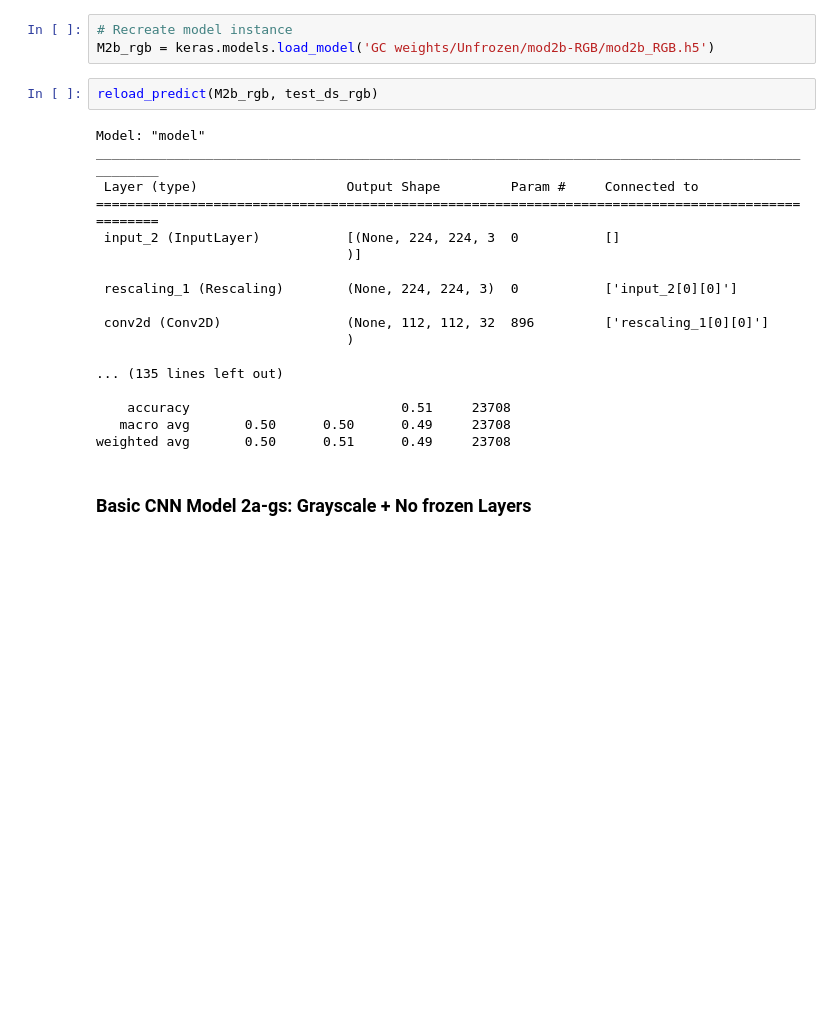
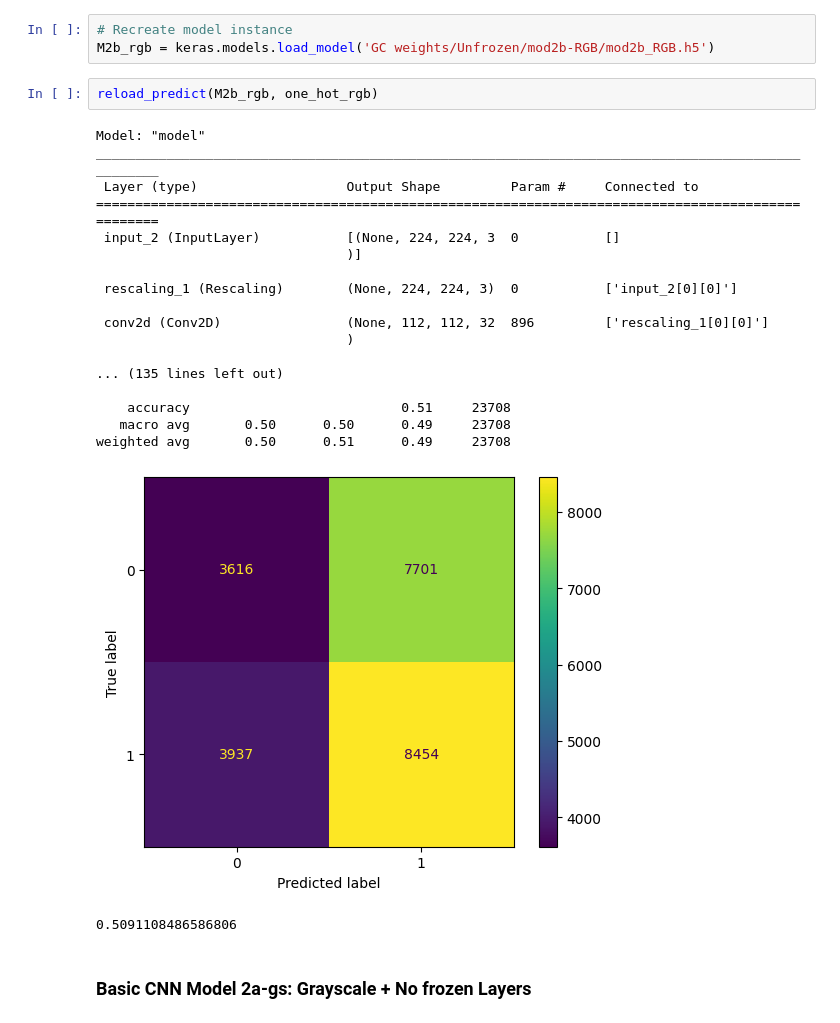
Before and after one commit to PatrickKudo/gender_image_classification, a Jupyter notebook: Test Set Evaluation - Gender Classification models.ipynb, the cells around one changed output. Drawn from its saved outputs; the diff is of its cells as text; blank space fills up the shorter version.

```diff
--- a/Test Set Evaluation - Gender Classification models.ipynb
+++ b/Test Set Evaluation - Gender Classification models.ipynb
@@ -151,25 +165,27 @@ weighted avg       0.50      0.50      0.50     23708
 # Recreate model instance
 M2b_rgb = keras.models.load_model('GC weights/Unfrozen/mod2b-RGB/mod2b_RGB.h5')
 # %%
-reload_predict(M2b_rgb, test_ds_rgb)
+reload_predict(M2b_rgb, one_hot_rgb)
 # %% [output]
 Model: "model"
 __________________________________________________________________________________________________
  Layer (type)                   Output Shape         Param #     Connected to
 ==================================================================================================
  input_2 (InputLayer)           [(None, 224, 224, 3  0           []
                                 )]
 
  rescaling_1 (Rescaling)        (None, 224, 224, 3)  0           ['input_2[0][0]']
 
  conv2d (Conv2D)                (None, 112, 112, 32  896         ['rescaling_1[0][0]']
                                 )
 
 ... (135 lines left out)
 
     accuracy                           0.51     23708
    macro avg       0.50      0.50      0.49     23708
 weighted avg       0.50      0.51      0.49     23708
+[figure, added]
+0.5091108486586806
 # %% [markdown]
 ### Basic CNN Model 2a-gs: Grayscale + No frozen Layers
 # %% [markdown]
```
Also changed, not shown: parts of 8 cells of this notebook.
